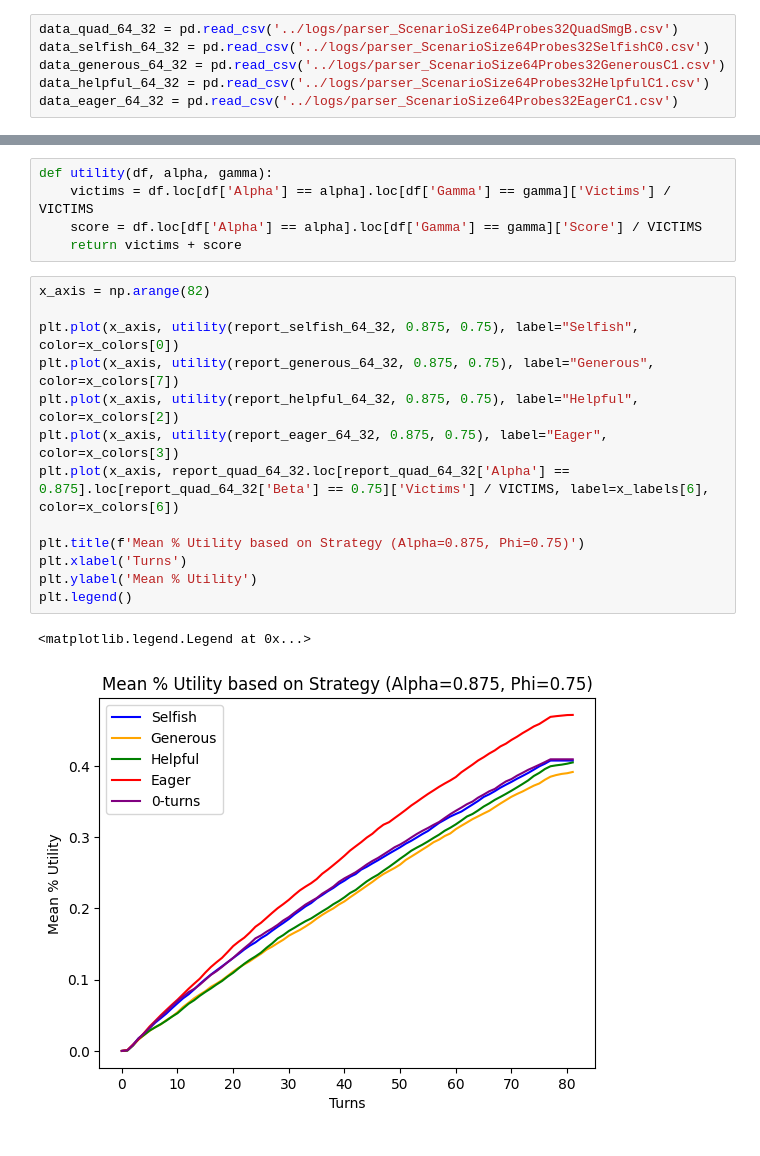
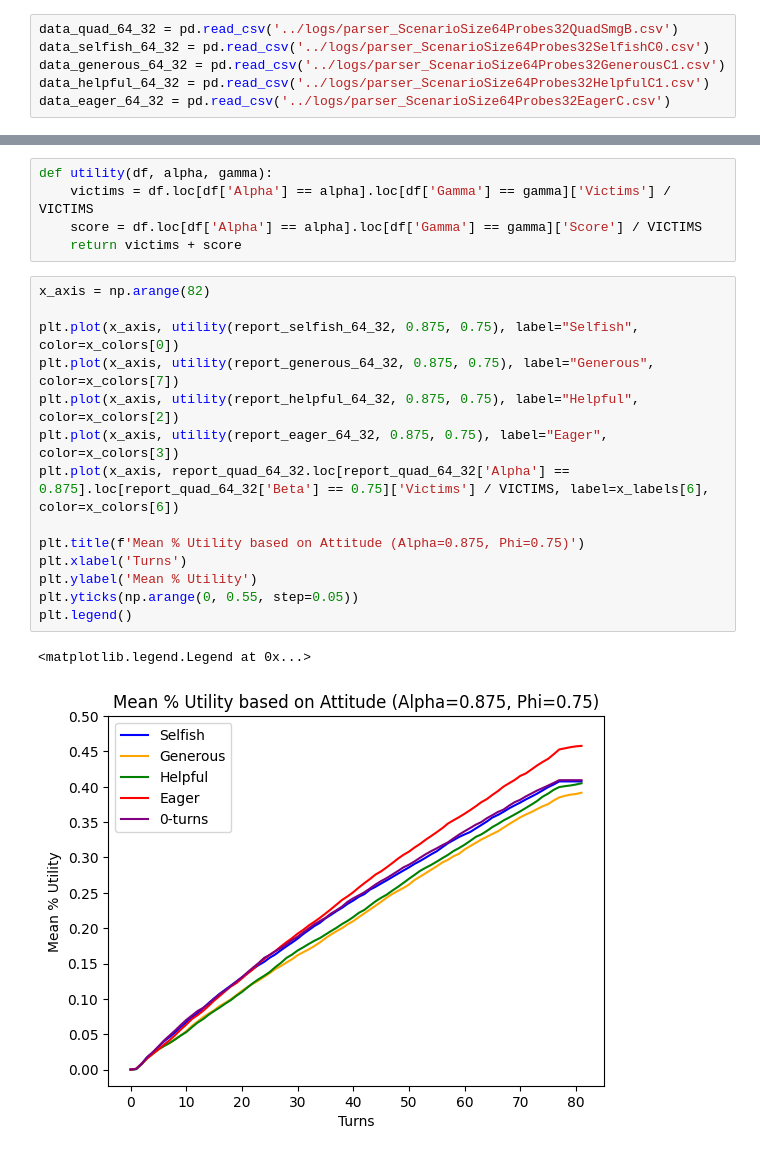
Before and after one commit to isr413/CASSim, a Jupyter notebook: client/notebooks/scenario_analysis-latest.ipynb, the cells around one changed output, grey strips where cells are left out. Drawn from its saved outputs; the diff is of its cells as text.

Commit message:
updates eager results

```diff
--- a/client/notebooks/scenario_analysis-latest.ipynb
+++ b/client/notebooks/scenario_analysis-latest.ipynb
@@ -25,7 +25,7 @@ data_quad_64_32 = pd.read_csv('../logs/parser_ScenarioSize64Probes32QuadSmgB.csv
 data_selfish_64_32 = pd.read_csv('../logs/parser_ScenarioSize64Probes32SelfishC0.csv')
 data_generous_64_32 = pd.read_csv('../logs/parser_ScenarioSize64Probes32GenerousC1.csv')
 data_helpful_64_32 = pd.read_csv('../logs/parser_ScenarioSize64Probes32HelpfulC1.csv')
-data_eager_64_32 = pd.read_csv('../logs/parser_ScenarioSize64Probes32EagerC1.csv')
+data_eager_64_32 = pd.read_csv('../logs/parser_ScenarioSize64Probes32EagerC.csv')
 # %%
 data = data_randomwalk_64_32[['Alpha', 'Beta', 'Victims']].groupby(['Alpha', 'Beta']).mean().reset_index()
 fig = plt.figure(figsize=(13.33,7.5), dpi = 96)
@@ -202,16 +203,17 @@ def utility(df, alpha, gamma):
 # %%
 x_axis = np.arange(82)
 
 plt.plot(x_axis, utility(report_selfish_64_32, 0.875, 0.75), label="Selfish", color=x_colors[0])
 plt.plot(x_axis, utility(report_generous_64_32, 0.875, 0.75), label="Generous", color=x_colors[7])
 plt.plot(x_axis, utility(report_helpful_64_32, 0.875, 0.75), label="Helpful", color=x_colors[2])
 plt.plot(x_axis, utility(report_eager_64_32, 0.875, 0.75), label="Eager", color=x_colors[3])
 plt.plot(x_axis, report_quad_64_32.loc[report_quad_64_32['Alpha'] == 0.875].loc[report_quad_64_32['Beta'] == 0.75]['Victims'] / VICTIMS, label=x_labels[6], color=x_colors[6])
 
-plt.title(f'Mean % Utility based on Strategy (Alpha=0.875, Phi=0.75)')
+plt.title(f'Mean % Utility based on Attitude (Alpha=0.875, Phi=0.75)')
 plt.xlabel('Turns')
 plt.ylabel('Mean % Utility')
+plt.yticks(np.arange(0, 0.55, step=0.05))
 plt.legend()
 # %% [output]
 <matplotlib.legend.Legend at 0x...>
-[figure, old version]
+[figure, new version]
```
Also changed, not shown: parts of 3 cells of this notebook, 3 other files.
